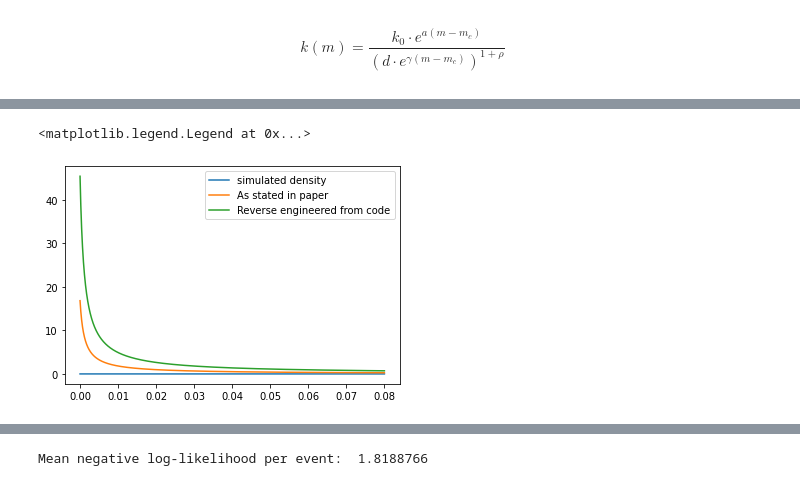
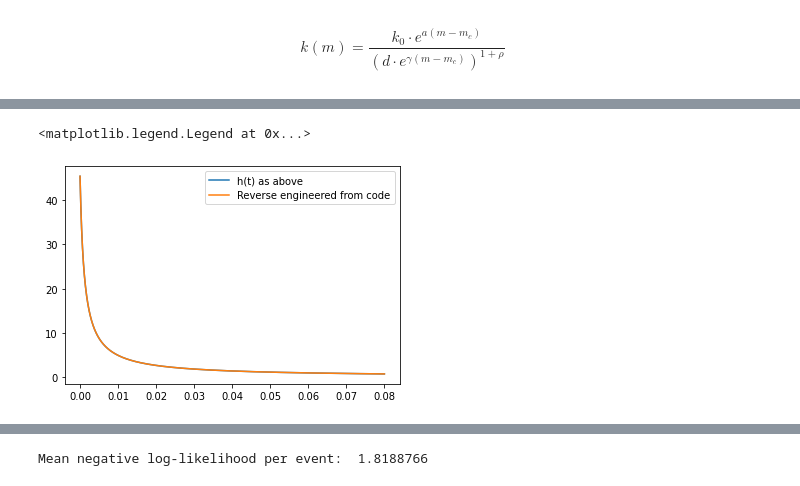
Before and after one commit to ss15859/Neural_Point_Process, a Jupyter notebook: Simulation/troubleshooting_simulation.ipynb, the cells around one changed output, grey strips where cells are left out. Saved outputs shown, nothing was run; the diff lists cells and outputs as text; code cells hidden in the pictures.

```diff
--- a/Simulation/troubleshooting_simulation.ipynb
+++ b/Simulation/troubleshooting_simulation.ipynb
@@ -187,3 +187,7 @@ def k(m):
 
 def H(t):
     return 1 - gammaincc(-w,(t+c)/tau)/gammaincc(-w,c/tau)
+# %%
+x=np.linspace(0,10,1000)
+# plt.plot(x,k(x))
+plt.plot(x,k(x)-expected_aftershocks(x,params=[theta_without_mu,M0],no_start=True,no_end=True))
@@ -190,19 +197,19 @@ def H(t):
 # %%
 upper_gamma_ext(-w, c/tau)
 # %%
-t = simulate_aftershock_time(params["log10_c"], w, params["log10_tau"], size=10000)
+# t = simulate_aftershock_time(params["log10_c"], w, params["log10_tau"], size=10000)
 def f(x):
     return np.exp(-(x+c)/tau)/(gammaincc(-w,c/tau)*tau*np.power(((x+c)/tau),1+w)*gamma(-w))
 
 
 
-density = gaussian_kde(t)
+# density = gaussian_kde(t)
 x=np.linspace(0,0.08,10000)
-plt.plot(x,density(x/tau-c),label='simulated density')
+# plt.plot(x,density(x/tau-c),label='simulated density')
 # # plt.hist(t,density=True)
-plt.plot(x,h(x),label='As stated in paper')
+plt.plot(x,h(x)/0.3704886738729879,label='h(t) as above')
 plt.plot(x,f(x),label='Reverse engineered from code')
 plt.legend()
 # %% [output]
 <matplotlib.legend.Legend at 0x...>
-[figure, old version]
+[figure, new version]
```
Also changed, not shown: parts of 8 cells of this notebook, 11 other files.
